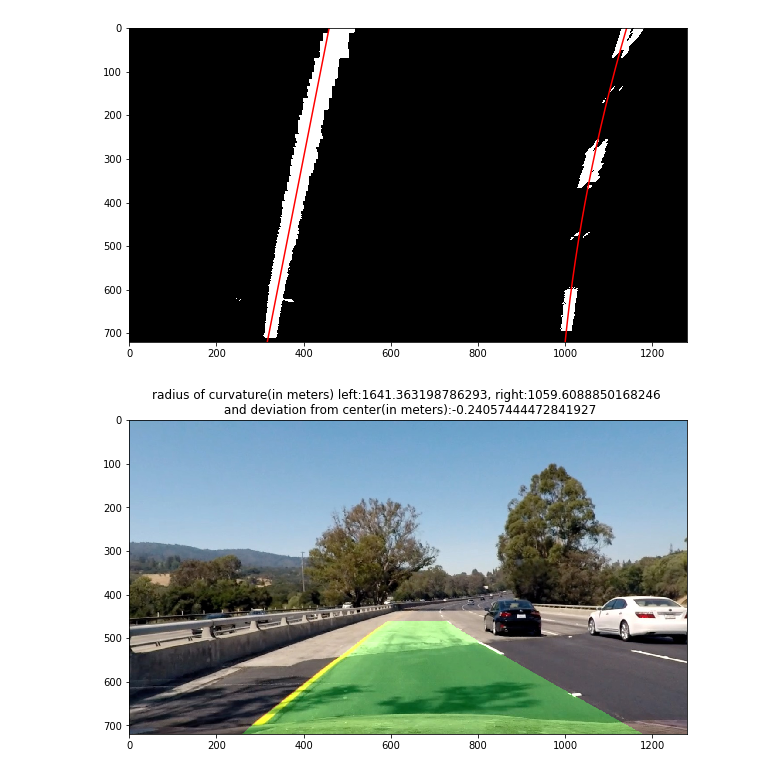
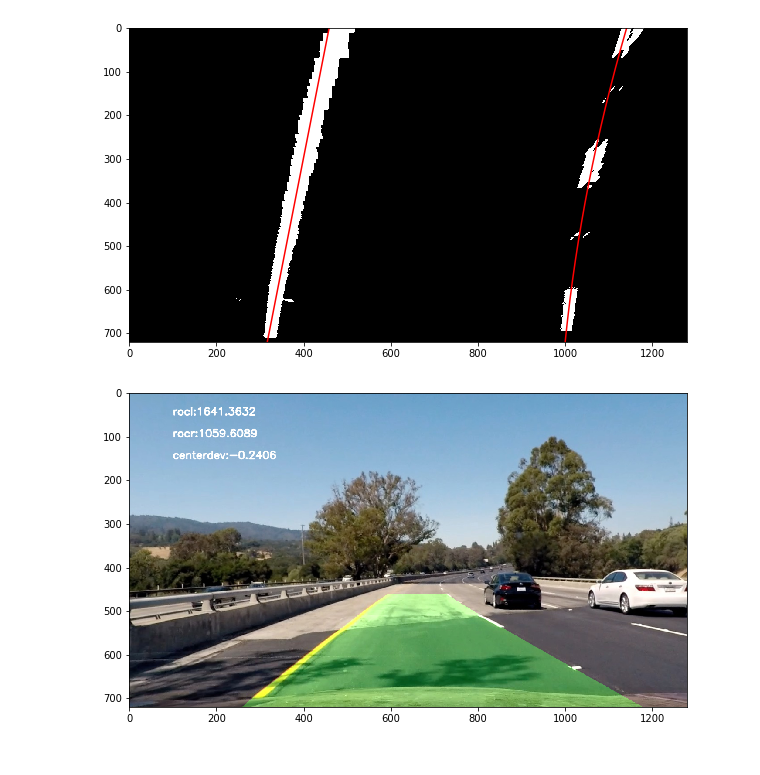
Before and after one commit to rishubhkhurana/SelfDrivingCar--AdvancedLaneFinding, a Jupyter notebook: carnd_proj.ipynb, the cells around one changed output. Saved outputs shown, nothing was run; the diff lists cells and outputs as text; code cells hidden in the pictures.

```diff
--- a/carnd_proj.ipynb
+++ b/carnd_proj.ipynb
@@ -228,21 +228,27 @@ class line(object):
     def __init__(self, smoothing=0.1):
         self.oldX = np.array([])
         self.oldfit = np.array([])
+        self.oldScaledfit = np.array([])
         self.smoothing = smoothing
-        self.avg_fit = None
-        #self.avgX = None
-        #self.currentX=np.array([])
+        self.avgfit = None
+        self.avgScaledfit= None
         self.currentfit=np.array([])
-    def updatefit(self,currentfit,frame_number):
+        self.currentScaledfit = np.array([])
+        self.roc=None
+    def updatefit(self,currentfit,currentScaledfit,frame_number):
 
         self.currentfit = currentfit
         #pdb.set_trace()
         if frame_number > 10:
-            #print("entered!")
             self.avgfit = self.smoothing*currentfit + (1-self.smoothing)*self.oldfit
+            self.avgScaledfit = self.smoothing*currentScaledfit + (1-self.smoothing)*self.oldScaledfit
         else:
             self.avgfit = currentfit
+            self.avgScaledfit = currentScaledfit
         self.oldfit = self.avgfit
+        self.oldScaledfit = self.avgScaledfit
+    def updateroc(self,xscale,yscale):
+        self.roc = ((1.+(2*self.avgScaledfit[0]*720*yscale+self.avgScaledfit[1])**2)**1.5)/np.absolute(2*self.avgScaledfit[0])
 # %%
 def fitlineAndproject(img,calculateRad=True,calculatecentredev=True,fnum=0,lline=None,rline=None):
     """
@@ -354,7 +358,7 @@ def fitlineAndproject(img,calculateRad=True,calculatecentredev=True,fnum=0,lline
 image_fit = mpimg.imread("D:/SelfDriving/Term1/Project4/CarND-Advanced-Lane-Lines/test_images/test3.jpg")
 lline = line(smoothing=0.1)
 rline=line(smoothing=0.1)
-leftx,rightx,_,_,_,warped= fitlineAndproject(image_fit,calculateRad=False,calculatecentredev=False,lline=lline,rline=rline)
+leftx,rightx,_,warped= fitlineAndproject(image_fit,calculateRad=False,calculatecentredev=False,lline=lline,rline=rline)
 invM,transformed = imageReadAndTransform(image_fit,Path=False)
 out_image = np.dstack((transformed,transformed,transformed))*255
 ploty = np.linspace(0,image_fit.shape[0]-1,image_fit.shape[0])
@@ -379,18 +383,24 @@ def overlayfittedline(img):
     rline=line(smoothing=0.1)
 
     undist = undistort(img,objps,imgps)
-    _,_,rocl,rocr,centerdev,newwarp = fitlineAndproject(img,calculateRad=True,calculatecentredev=True,fnum=0,lline=lline,rline=rline)
+    _,_,centerdev,newwarp = fitlineAndproject(img,calculateRad=True,calculatecentredev=True,fnum=0,lline=lline,rline=rline)
     #print("radius of curvature(in meters) left:{}, right:{}".format(rocl,rocr))
     #print("Center deviation in meteres:{}".format(centerdev))
-    return rocl,rocr,centerdev,cv2.addWeighted(undist,1,newwarp,0.3,0)
+    return lline.roc,rline.roc,centerdev,cv2.addWeighted(undist,1,newwarp,0.3,0)
 # %%
 plt.figure(figsize=(10,10))
 rocl,rocr,cdev,fimage = overlayfittedline(mpimg.imread(str(ROOT/"test_images/test4.jpg")))
+cv2.putText(fimage,"rocl:{}".format(np.round(rocl,4)),(100,50),cv2.FONT_HERSHEY_SIMPLEX,0.8,(255,255,255),2,cv2.LINE_AA)
+cv2.putText(fimage,"rocr:{}".format(np.round(rocr,4)),(100,100),cv2.FONT_HERSHEY_SIMPLEX,0.8,(255,255,255),2,cv2.LINE_AA)
+cv2.putText(fimage,"centerdev:{}".format(np.round(cdev,4)),(100,150),cv2.FONT_HERSHEY_SIMPLEX,0.8,(255,255,255),2,cv2.LINE_AA)
+
+#cv2.putText(fimage,"leftroc:{}\nrightroc:{}\ncenterdeviation:{}".format(rocl,rocr,cdev),(100,100),cv2.FONT_HERSHEY_SIMPLEX,0.8,(255,255,255),2,cv2.LINE_AA)
+
 plt.imshow(fimage)
-plt.title("radius of curvature(in meters) left:{}, right:{} \n and deviation from center(in meters):{}".format(rocl,rocr,cdev))
-plt.savefig('output_images/final_image.png')
+#plt.title("radius of curvature(in meters) left:{}, right:{} \n and deviation from center(in meters):{}".format(rocl,rocr,cdev))
+plt.imsave('output_images/final_image.png',fimage)
 # %% [output]
-[figure, old version]
+[figure, new version]
 # %%
 # Import everything needed to edit/save/watch video clips
 from moviepy.editor import VideoFileClip
```
Also changed, not shown: parts of 3 cells of this notebook, 3 other files.
